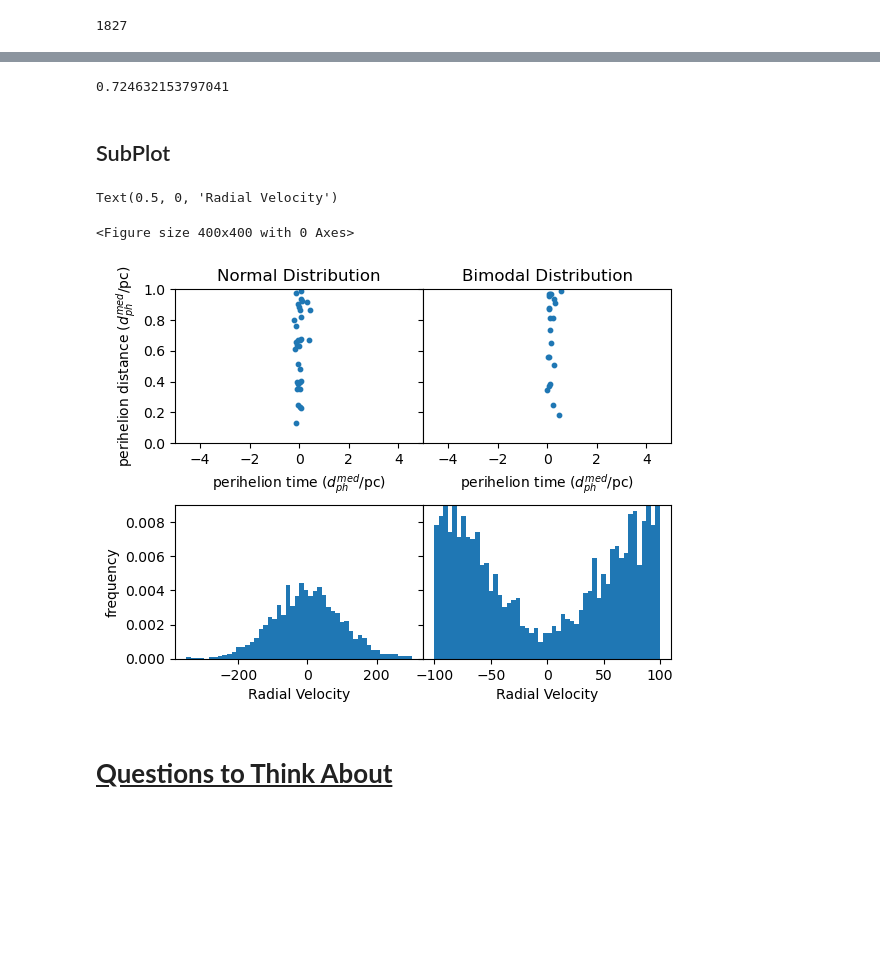
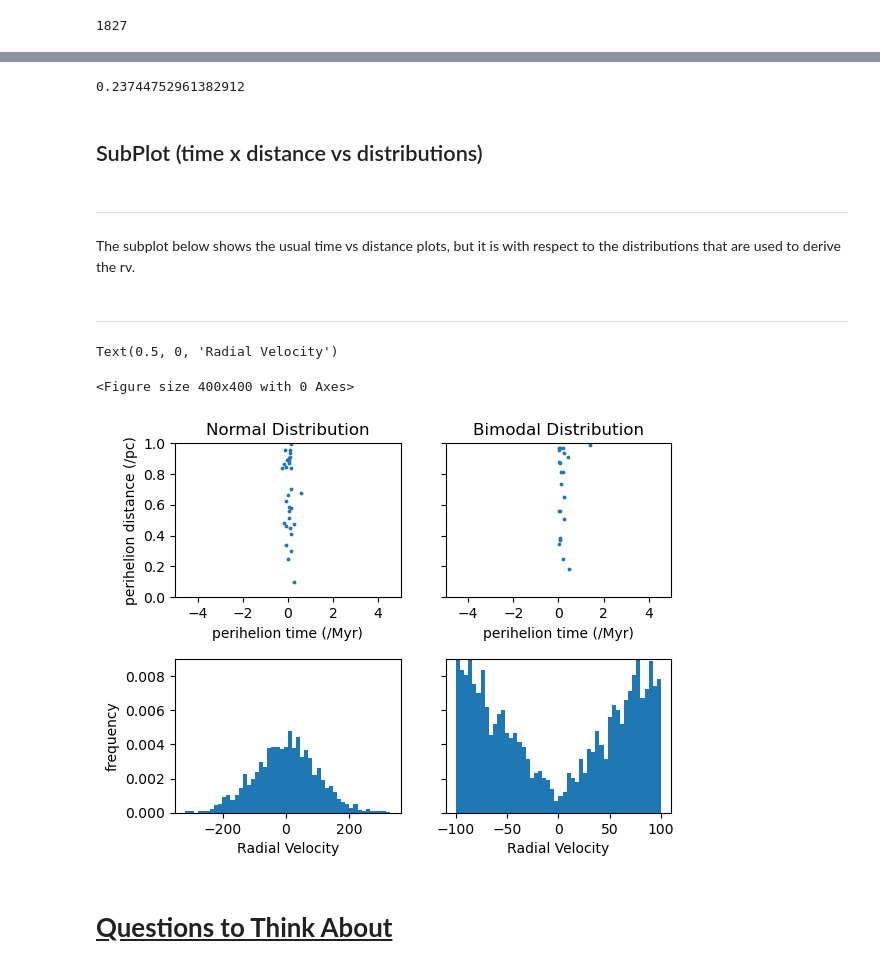
Before and after one commit to emcarthur123/Gaia-Data-Stellar-Flybys, a Jupyter notebook: lowvtan.ipynb, the cells around one changed output, grey strips where cells are left out. Saved outputs shown, nothing was run; the diff lists cells and outputs as text; code cells hidden in the pictures; blank space fills up the shorter version.

```diff
--- a/lowvtan.ipynb
+++ b/lowvtan.ipynb
@@ -160,10 +166,10 @@ name = np.asarray(low_vtan['name'])
 Pmtot = np.asarray(low_vtan['PMTOT'])
 Vtan = np.asarray(low_vtan['Vtan'])
 plx = np.asarray(low_vtan['plx_formula'])
-vtot = (np.sqrt(Vtan**2+X**2))
+vtot = (np.sqrt(Vtan**2+Bimodal_RV_dist**2))
 # %%
 c1 = 0.9779*10**9
 c2 = 4.74047
 
-bim_dist_t = (-c1*(1/plx)*(X/vtot**2))/10**6
+bim_dist_t = (-c1*(1/plx)*(Bimodal_RV_dist/vtot**2))/10**6
 bim_dist_d = 10**3*(1/plx)*(Vtan/vtot)
@@ -198,5 +241,5 @@ Row index=1826
 ## Normal Velocity Distribution
 # %%
 ## generates a random distribution of 1827 values
-Rvel = np.random.randn(1827)*100
+Rvel_normal_dist = np.random.randn(1827)*100
 # %%
@@ -236,7 +279,7 @@ plt.show()
 name = np.asarray(low_vtan['name'])
 
 #radial velocity
-rv = Rvel
+rv = Rvel_normal_dist
 
 # Kinematic values
 Pmtot = np.asarray(low_vtan['PMTOT'])
@@ -286,39 +330,49 @@ Row index=1824
 # %%
-d[1826]
+norm_dist_d[1826]
 # %% [output]
-0.724632153797041
+0.23744752961382912
 # %% [markdown]
-## SubPlot
+## SubPlot (time x distance vs distributions)
+# %% [markdown]
+--------------
+# %% [markdown]
+The subplot below shows the usual time vs distance plots, but it is with respect to the distributions that are used to derive the rv.
+# %% [markdown]
+--------------
 # %%
 plt.figure(figsize=(4, 4))
 
-fig, ((ax1, ax2), (ax3, ax4))  = plt.subplots(2, 2, sharey='row', gridspec_kw={'hspace': 0.4, 'wspace': 0})
+fig, ((ax1, ax2), (ax3, ax4))  = plt.subplots(2, 2, sharey='row', gridspec_kw={'hspace': 0.4})
 
-ax1.scatter(norm_dist_t, norm_dist_d, 10)
+ax1.scatter(norm_dist_t, norm_dist_d, 3)
 ax1.set_title("Normal Distribution")
-ax1.set_ylabel("perihelion distance ($d^{med}_{ph}$/pc)")
-ax1.set_xlabel("perihelion time ($d^{med}_{ph}$/pc)")
+ax1.set_ylabel("perihelion distance (/pc)")
+ax1.set_xlabel("perihelion time (/Myr)")
 ax1.set_xlim([-5, 5])
 ax1.set_ylim([0, 1])
+#ax1.set_box_aspect(1)
 
-ax2.scatter(bim_dist_t, bim_dist_d, 10)
+ax2.scatter(bim_dist_t, bim_dist_d, 3)
 ax2.set_title("Bimodal Distribution")
-ax2.set_xlabel("perihelion time ($d^{med}_{ph}$/pc)")
+ax2.set_xlabel("perihelion time (/Myr)")
 ax2.set_xlim([-5, 5])
 ax2.set_ylim([0, 1])
+#ax2.set_box_aspect(1)
 
-ax3.hist(Rvel, bins=50, density=True)
+ax3.hist(Rvel_normal_dist, bins=50, density=True)
 ax3.set_ylabel("frequency")
 ax3.set_xlabel("Radial Velocity")
 ax3.set_ylim([0, 0.009])
+#ax3.set_box_aspect(1)
 
-ax4.hist(X, bins=50, density=True)
+ax4.hist(Bimodal_RV_dist, bins=50, density=True)
 ax4.set_ylim([0, 0.009])
 ax4.set_xlabel("Radial Velocity")
+#ax4.set_box_aspect(1)
 # %% [output]
 Text(0.5, 0, 'Radial Velocity')
 <Figure size 400x400 with 0 Axes>
-[figure, old version]
+[figure, new version]
 # %% [markdown]
 # <u>**Questions to Think About**</u>
 # %% [markdown]
```
Also changed, not shown: parts of 58 cells of this notebook, 11 other files.
